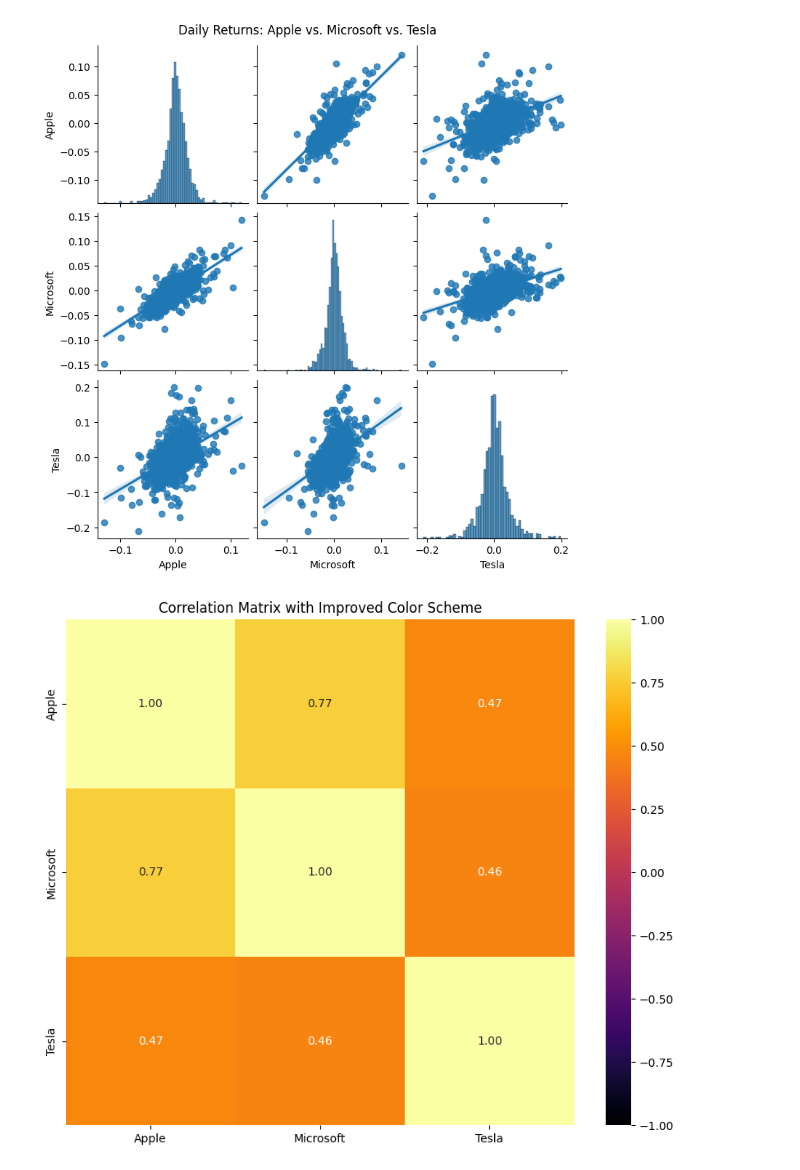
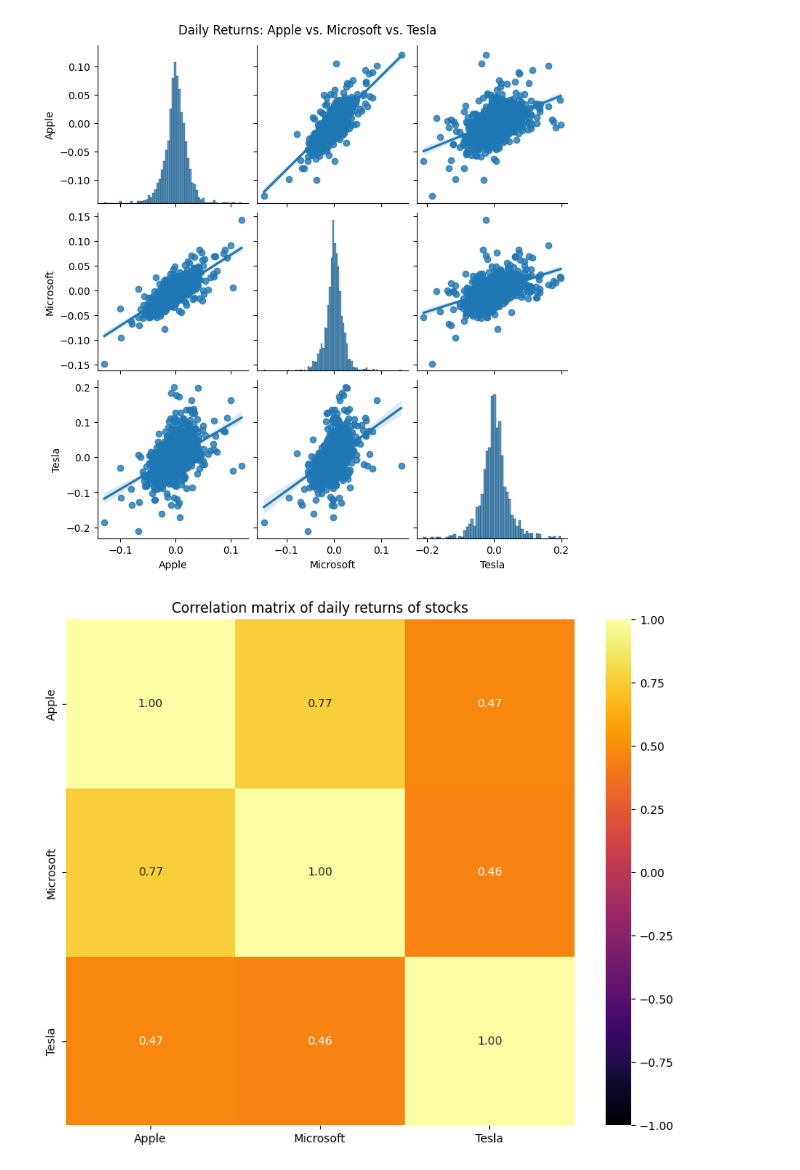
Before and after one commit to frktsc/SP-stock-price, a Jupyter notebook: Stoks_Analysis.ipynb, the cells around one changed output. Cells and saved outputs as stored; diff of their text form; code cells hidden in the pictures.

```diff
--- a/Stoks_Analysis.ipynb
+++ b/Stoks_Analysis.ipynb
@@ -506,10 +508,10 @@ plt.show()
 # %%
 corr_matrix = daily_returns_combined.corr()
 
 # Heatmap çizimi için farklı bir renk paleti kullanma
 plt.figure(figsize=(10, 8))
 sns.heatmap(corr_matrix, annot=True, fmt='.2f', cmap='inferno', vmin=-1, vmax=1)
-plt.title('Correlation Matrix with Improved Color Scheme')
+plt.title('Correlation matrix of daily returns of stocks')
 plt.show()
 # %% [output]
-[figure, old version]
+[figure, new version]
```
Also changed, not shown: parts of 8 cells of this notebook.
